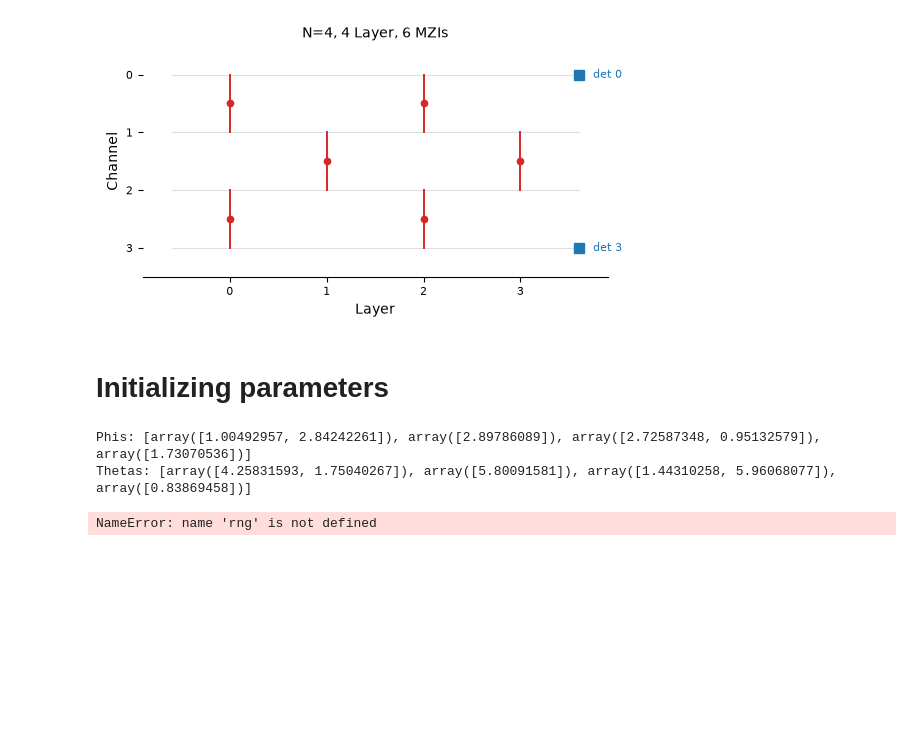
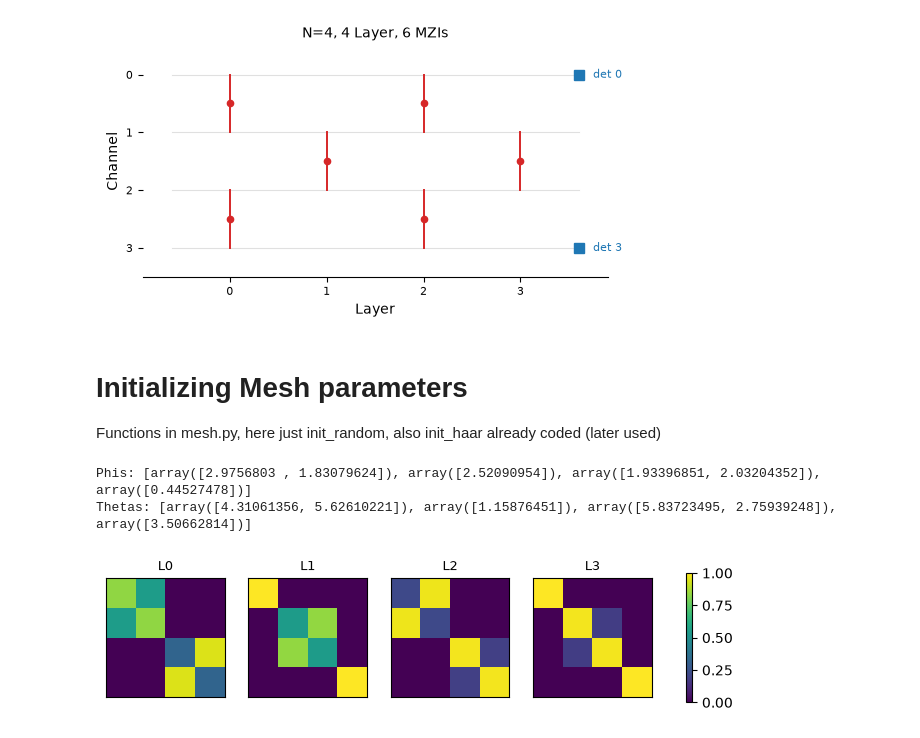
Before and after one commit to kaschdaniel/MANTIS, a Jupyter notebook: Debug.ipynb, the cells around one changed output. Cells and saved outputs as stored; diff of their text form; code cells hidden in the pictures; blank space fills up the shorter version.

```diff
--- a/Debug.ipynb
+++ b/Debug.ipynb
@@ -62,23 +62,16 @@ Total number of (trainable) MZIs in the setup: 6
 <Axes: title={'center': 'N=4, 4 Layer, 6 MZIs'}, xlabel='Layer', ylabel='Channel'>
 [figure]
 # %% [markdown]
-
-# Initializing parameters
+# Initializing Mesh parameters
+Functions in mesh.py, here just init_random, also init_haar already coded (later used)
 # %%
 phis, thetas = test_mesh.init_random()
 print(f"Phis: {phis}")
 print(f"Thetas: {thetas}")
+
+layers = test_mesh.layer_matrices(thetas, phis)   #building layers (transfer matrices) out of the parameters
+fig, _ = plot_layers(layers, mode="Abs")
 # %% [output]
-Phis: [array([1.00492957, 2.84242261]), array([2.89786089]), array([2.72587348, 0.95132579]), array([1.73070536])]
-Thetas: [array([4.25831593, 1.75040267]), array([5.80091581]), array([1.44310258, 5.96068077]), array([0.83869458])]
+Phis: [array([2.9756803 , 1.83079624]), array([2.52090954]), array([1.93396851, 2.03204352]), array([0.44527478])]
+Thetas: [array([4.31061356, 5.62610221]), array([1.15876451]), array([5.83723495, 2.75939248]), array([3.50662814])]
+[figure, added]
-# %%
-
-thetas, phis = mesh.init_haar(rng)
-batch = rng.normal(size=(N, 5)) + 1j*rng.normal(size=(N, 5))
-out = mesh.forward(batch, thetas, phis)
-print("Batch:", batch.shape, "->", out.shape,
-        " Energie pro Sample erhalten:",
-        np.allclose(np.sum(np.abs(out)**2, axis=0),
-                    np.sum(np.abs(batch)**2, axis=0)))
-# %% [output]
-NameError: name 'rng' is not defined
```
Also changed, not shown: parts of 7 cells of this notebook, 3 other files.
